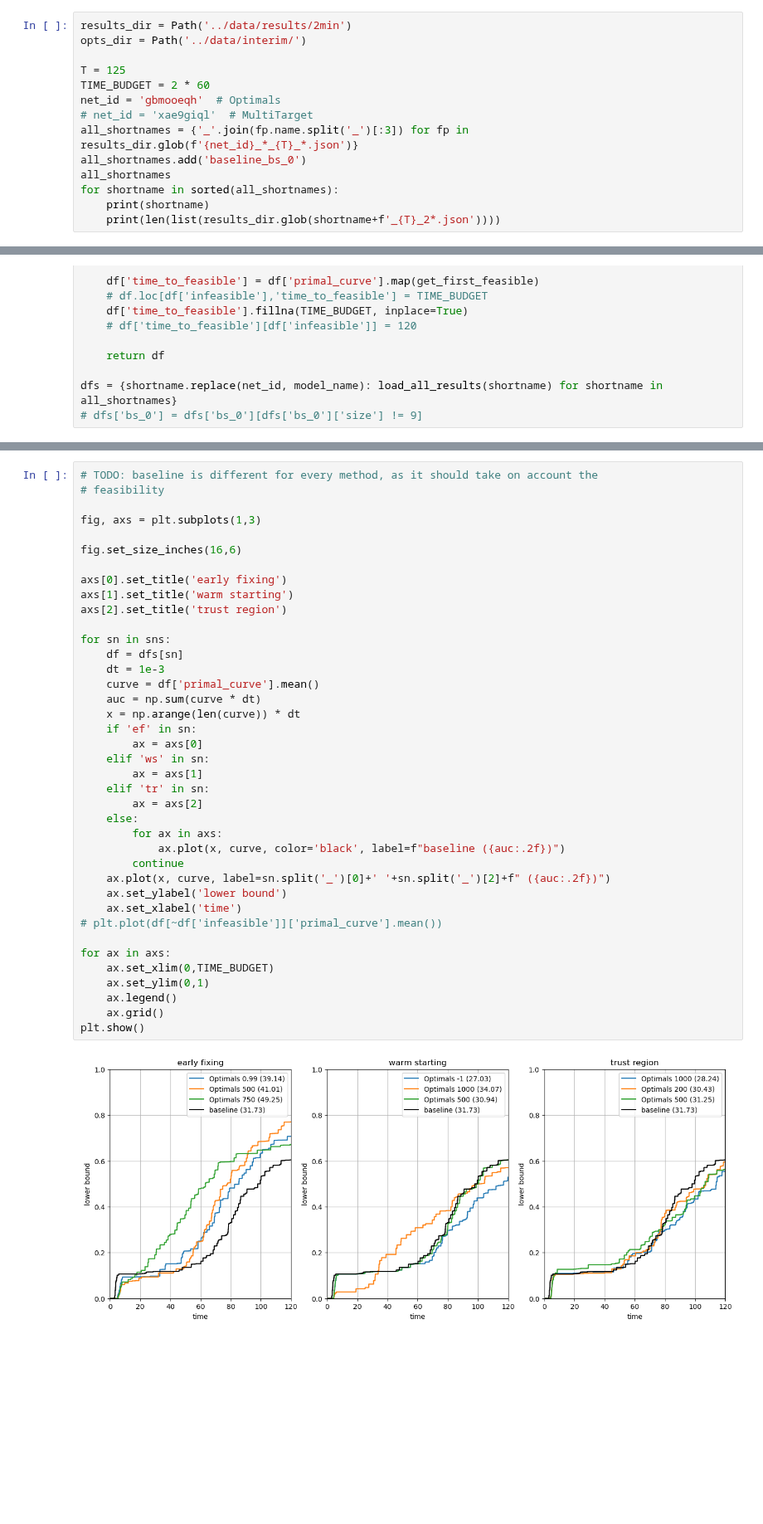
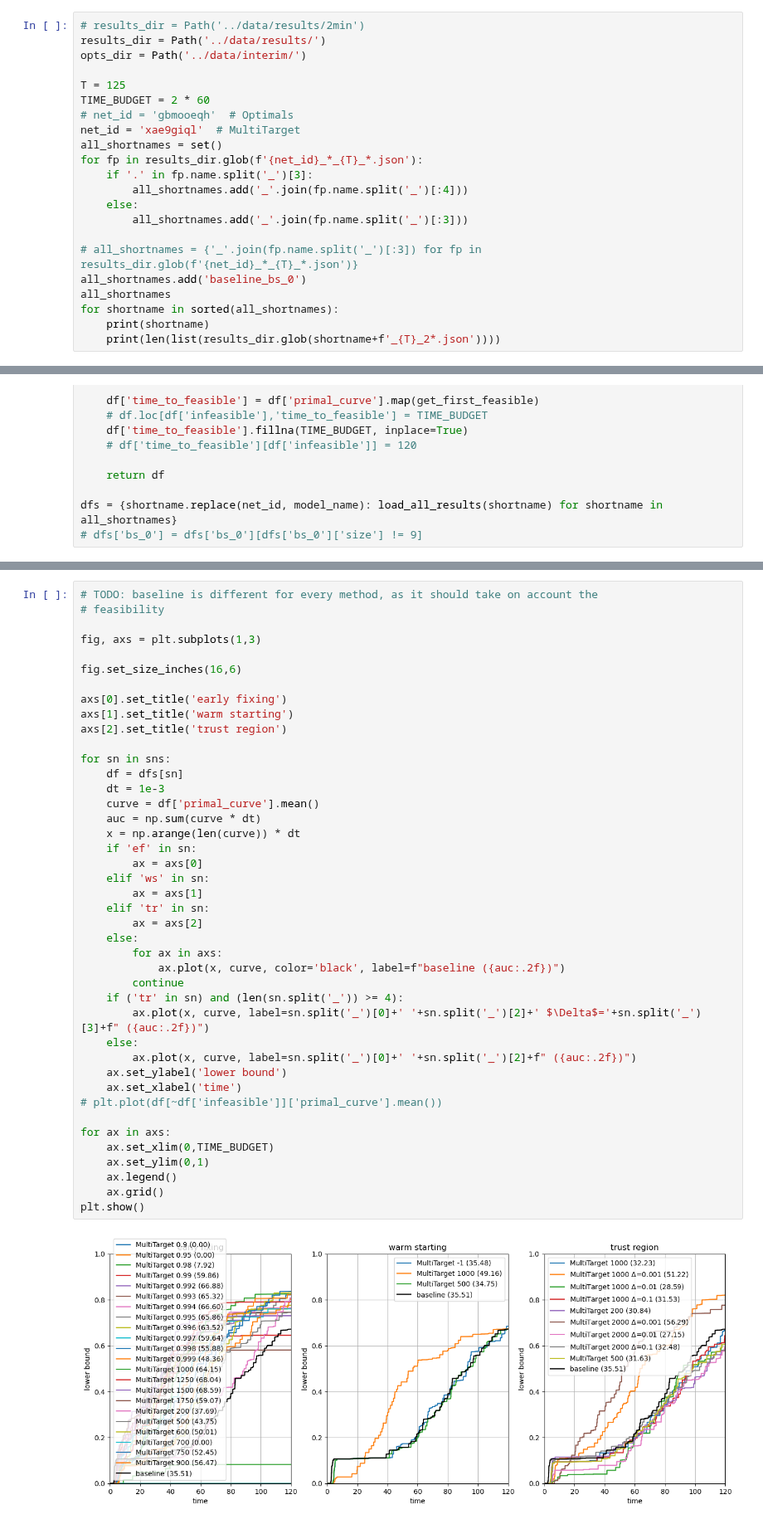
Before and after one commit to gos-ufsc/sat-gnn, a Jupyter notebook: notebooks/5.1-bmp-heuristics-evaluation.ipynb, the cells around one changed output, grey strips where cells are left out. Shown at 83% size. Drawn from its saved outputs; the diff is of its cells as text; blank space fills up the shorter version.

Commit message:
fix early-fixing pathfinding with Delta

```diff
--- a/notebooks/5.1-bmp-heuristics-evaluation.ipynb
+++ b/notebooks/5.1-bmp-heuristics-evaluation.ipynb
@@ -17,14 +17,22 @@ import wandb
 
 from src.utils import normalize_curve, compute_integral
 # %%
-results_dir = Path('../data/results/2min')
+# results_dir = Path('../data/results/2min')
+results_dir = Path('../data/results/')
 opts_dir = Path('../data/interim/')
 
 T = 125
 TIME_BUDGET = 2 * 60
-net_id = 'gbmooeqh'  # Optimals
-# net_id = 'xae9giql'  # MultiTarget
-all_shortnames = {'_'.join(fp.name.split('_')[:3]) for fp in results_dir.glob(f'{net_id}_*_{T}_*.json')}
+# net_id = 'gbmooeqh'  # Optimals
+net_id = 'xae9giql'  # MultiTarget
+all_shortnames = set()
+for fp in results_dir.glob(f'{net_id}_*_{T}_*.json'):
+    if '.' in fp.name.split('_')[3]:
+        all_shortnames.add('_'.join(fp.name.split('_')[:4]))
+    else:
+        all_shortnames.add('_'.join(fp.name.split('_')[:3]))
+
+# all_shortnames = {'_'.join(fp.name.split('_')[:3]) for fp in results_dir.glob(f'{net_id}_*_{T}_*.json')}
 all_shortnames.add('baseline_bs_0')
 all_shortnames
 for shortname in sorted(all_shortnames):
@@ -167,35 +180,38 @@ axs[0].set_title('early fixing')
 axs[1].set_title('warm starting')
 axs[2].set_title('trust region')
 
 for sn in sns:
     df = dfs[sn]
     dt = 1e-3
     curve = df['primal_curve'].mean()
     auc = np.sum(curve * dt)
     x = np.arange(len(curve)) * dt
     if 'ef' in sn:
         ax = axs[0]
     elif 'ws' in sn:
         ax = axs[1]
     elif 'tr' in sn:
         ax = axs[2]
     else:
         for ax in axs:
             ax.plot(x, curve, color='black', label=f"baseline ({auc:.2f})")
         continue
-    ax.plot(x, curve, label=sn.split('_')[0]+' '+sn.split('_')[2]+f" ({auc:.2f})")
+    if ('tr' in sn) and (len(sn.split('_')) >= 4):
+        ax.plot(x, curve, label=sn.split('_')[0]+' '+sn.split('_')[2]+' $\Delta$='+sn.split('_')[3]+f" ({auc:.2f})")
+    else:
+        ax.plot(x, curve, label=sn.split('_')[0]+' '+sn.split('_')[2]+f" ({auc:.2f})")
     ax.set_ylabel('lower bound')
     ax.set_xlabel('time')
 # plt.plot(df[~df['infeasible']]['primal_curve'].mean())
 
 for ax in axs:
     ax.set_xlim(0,TIME_BUDGET)
     ax.set_ylim(0,1)
     ax.legend()
     ax.grid()
 plt.show()
 # %% [output]
-[figure, old version]
+[figure, new version]
 # %%
 # TODO: baseline is different for every method, as it should take on account the
 # feasibility
```
Also changed, not shown: parts of 6 cells of this notebook, 1 other file.
